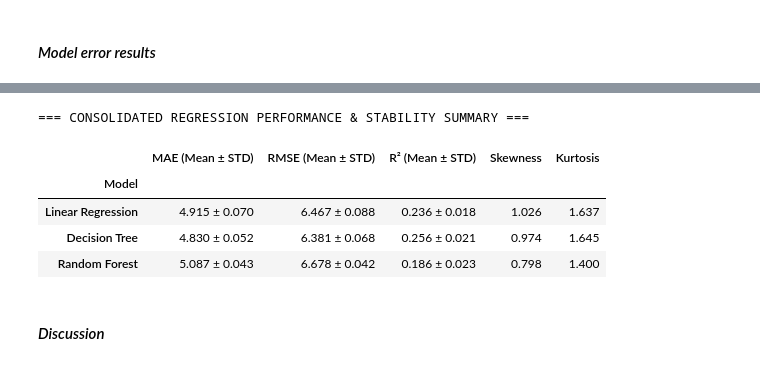
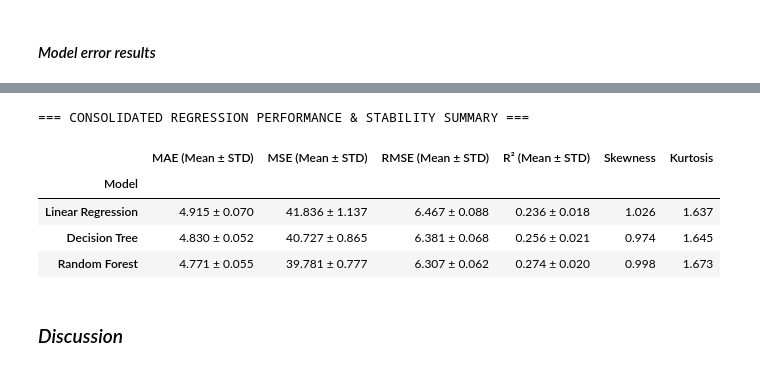
Before and after one commit to idowein/data-science-course-HIT, a Jupyter notebook: HW2/EDA_stroke_dataset.ipynb, the cells around one changed output, grey strips where cells are left out. Saved outputs shown, nothing was run; the diff lists cells and outputs as text; code cells hidden in the pictures.

Commit message:
coding classifier models and reflection

```diff
--- a/HW2/EDA_stroke_dataset.ipynb
+++ b/HW2/EDA_stroke_dataset.ipynb
@@ -1639,9 +1711,9 @@ from sklearn.model_selection import cross_validate, cross_val_predict, KFold
 if 'cv_5fold' not in globals():
     cv_5fold = KFold(n_splits=5, shuffle=True, random_state=42)
 
-# 2. Retrieve tuned/existing models safely from workspace
-dt_instance = globals().get('best_dt_model', globals().get('dt_model', DecisionTreeRegressor(max_depth=5, random_state=42)))
-rf_instance = globals().get('best_rf_model', globals().get('rf_model', RandomForestRegressor(n_estimators=100, random_state=42)))
+# 2. Use the tuned models produced above (no fallback needed anymore)
+dt_instance = best_dt_model
+rf_instance = best_rf_model
 
 # 3. Dictionary of candidate regression models for evaluation
 models_dict = {
@@ -1653,6 +1725,7 @@ models_dict = {
 # 4. Target evaluation metrics for cross-validation
 scoring = {
     'mae': 'neg_mean_absolute_error',
+    'mse': 'neg_mean_squared_error',
     'rmse': 'neg_root_mean_squared_error',
     'r2': 'r2'
 }
@@ -1660,43 +1733,40 @@ scoring = {
 summary_rows = []
 
 for name, model in models_dict.items():
-    # A. Calculate cross-validation performance (Mean ± Standard Deviation across folds)
     cv_results = cross_validate(model, X_reg, y_reg, cv=cv_5fold, scoring=scoring)
 
     mae_mean, mae_std = -cv_results['test_mae'].mean(), cv_results['test_mae'].std()
+    mse_mean, mse_std = -cv_results['test_mse'].mean(), cv_results['test_mse'].std()
     rmse_mean, rmse_std = -cv_results['test_rmse'].mean(), cv_results['test_rmse'].std()
     r2_mean, r2_std = cv_results['test_r2'].mean(), cv_results['test_r2'].std()
 
-    # B. Generate out-of-fold predictions to evaluate global residual behavior
     y_pred = cross_val_predict(model, X_reg, y_reg, cv=cv_5fold)
     residuals = y_reg - y_pred
 
-    # C. Calculate residual distributional properties
     skewness = stats.skew(residuals)
     kurtosis = stats.kurtosis(residuals)
 
-    # D. Consolidate metrics for table rendering
     summary_rows.append({
         'Model': name,
         'MAE (Mean ± STD)': f"{mae_mean:.3f} ± {mae_std:.3f}",
+        'MSE (Mean ± STD)': f"{mse_mean:.3f} ± {mse_std:.3f}",
         'RMSE (Mean ± STD)': f"{rmse_mean:.3f} ± {rmse_std:.3f}",
         'R² (Mean ± STD)': f"{r2_mean:.3f} ± {r2_std:.3f}",
         'Skewness': f"{skewness:.3f}",
         'Kurtosis': f"{kurtosis:.3f}"
     })
 
-# 5. Construct and display final summary DataFrame
 df_summary_complete = pd.DataFrame(summary_rows).set_index('Model')
 
 print("=== CONSOLIDATED REGRESSION PERFORMANCE & STABILITY SUMMARY ===")
 display(df_summary_complete)
 # %% [output]
 === CONSOLIDATED REGRESSION PERFORMANCE & STABILITY SUMMARY ===
-|  | MAE (Mean ± STD) | RMSE (Mean ± STD) | R² (Mean ± STD) | Skewness | Kurtosis |
-| Model |  |  |  |  |  |
-| Linear Regression | 4.915 ± 0.070 | 6.467 ± 0.088 | 0.236 ± 0.018 | 1.026 | 1.637 |
-| Decision Tree | 4.830 ± 0.052 | 6.381 ± 0.068 | 0.256 ± 0.021 | 0.974 | 1.645 |
-| Random Forest | 5.087 ± 0.043 | 6.678 ± 0.042 | 0.186 ± 0.023 | 0.798 | 1.400 |
+|  | MAE (Mean ± STD) | MSE (Mean ± STD) | RMSE (Mean ± STD) | R² (Mean ± STD) | Skewness | Kurtosis |
+| Model |  |  |  |  |  |  |
+| Linear Regression | 4.915 ± 0.070 | 41.836 ± 1.137 | 6.467 ± 0.088 | 0.236 ± 0.018 | 1.026 | 1.637 |
+| Decision Tree | 4.830 ± 0.052 | 40.727 ± 0.865 | 6.381 ± 0.068 | 0.256 ± 0.021 | 0.974 | 1.645 |
+| Random Forest | 4.771 ± 0.055 | 39.781 ± 0.777 | 6.307 ± 0.062 | 0.274 ± 0.020 | 0.998 | 1.673 |
 # %% [markdown]
-#### *Discussion*
+### *Discussion*
 # %% [markdown]
```
Also changed, not shown: parts of 26 cells of this notebook.
